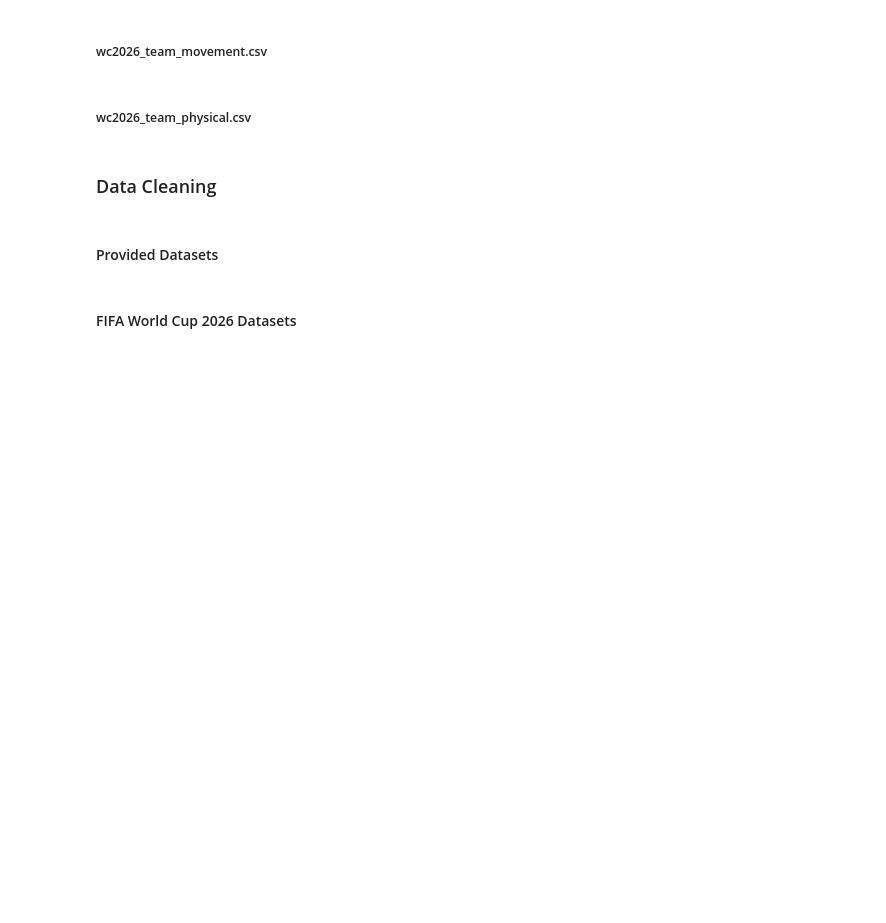
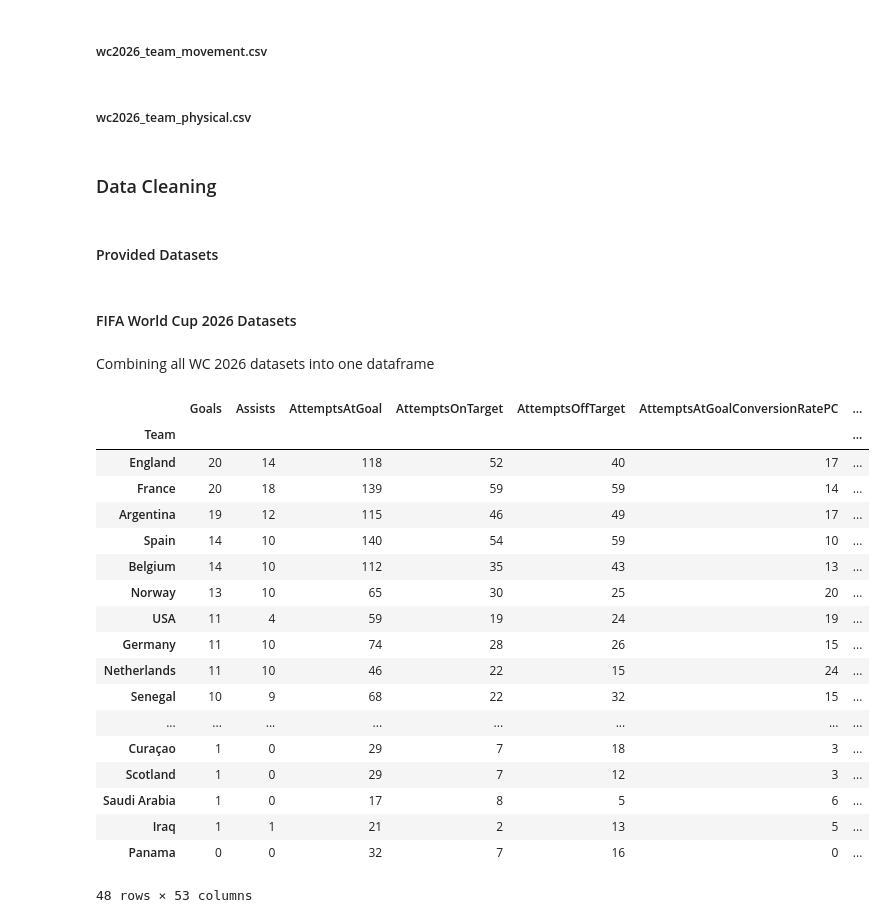
Before and after one commit to sdurham1606/Fifa-2026-World-Cup-Project, a Jupyter notebook: notebooks/world_cup.ipynb, the cells around one changed output. Cells and saved outputs as stored; diff of their text form; code cells hidden in the pictures; blank space fills up the shorter version.

Commit message:
Combined wc2026 datasets into one df

```diff
--- a/notebooks/world_cup.ipynb
+++ b/notebooks/world_cup.ipynb
@@ -234,3 +234,29 @@ for name, df in {'attacking' : df_team_attacking, 'defending' : df_team_defendin
         print(misaligned[['Team', 'team']])
     else:
         print(f'All team names in {name} dataset match the teams dataset.')
+# %% [markdown]
+Combining all WC 2026 datasets into one dataframe
+# %%
+wc2026_df = pd.concat([df_team_attacking.set_index('Team'), df_team_defending.set_index('Team'), df_team_discipline.set_index('Team'), df_team_distribution.set_index('Team'), df_team_goalkeeping.set_index('Team'), df_team_movement.set_index('Team'), df_team_physical.set_index('Team')], join='inner', axis=1, sort=False)
+
+wc2026_df
+# %% [output]
+|  | Goals | Assists | AttemptsAtGoal | AttemptsOnTarget | AttemptsOffTarget | AttemptsAtGoalConversionRatePC | ... |
+| Team |  |  |  |  |  |  | ... |
+| England | 20 | 14 | 118 | 52 | 40 | 17 | ... |
+| France | 20 | 18 | 139 | 59 | 59 | 14 | ... |
+| Argentina | 19 | 12 | 115 | 46 | 49 | 17 | ... |
+| Spain | 14 | 10 | 140 | 54 | 59 | 10 | ... |
+| Belgium | 14 | 10 | 112 | 35 | 43 | 13 | ... |
+| Norway | 13 | 10 | 65 | 30 | 25 | 20 | ... |
+| USA | 11 | 4 | 59 | 19 | 24 | 19 | ... |
+| Germany | 11 | 10 | 74 | 28 | 26 | 15 | ... |
+| Netherlands | 11 | 10 | 46 | 22 | 15 | 24 | ... |
+| Senegal | 10 | 9 | 68 | 22 | 32 | 15 | ... |
+| ... | ... | ... | ... | ... | ... | ... | ... |
+| Curaçao | 1 | 0 | 29 | 7 | 18 | 3 | ... |
+| Scotland | 1 | 0 | 29 | 7 | 12 | 3 | ... |
+| Saudi Arabia | 1 | 0 | 17 | 8 | 5 | 6 | ... |
+| Iraq | 1 | 1 | 21 | 2 | 13 | 5 | ... |
+| Panama | 0 | 0 | 32 | 7 | 16 | 0 | ... |
+48 rows × 53 columns
```
